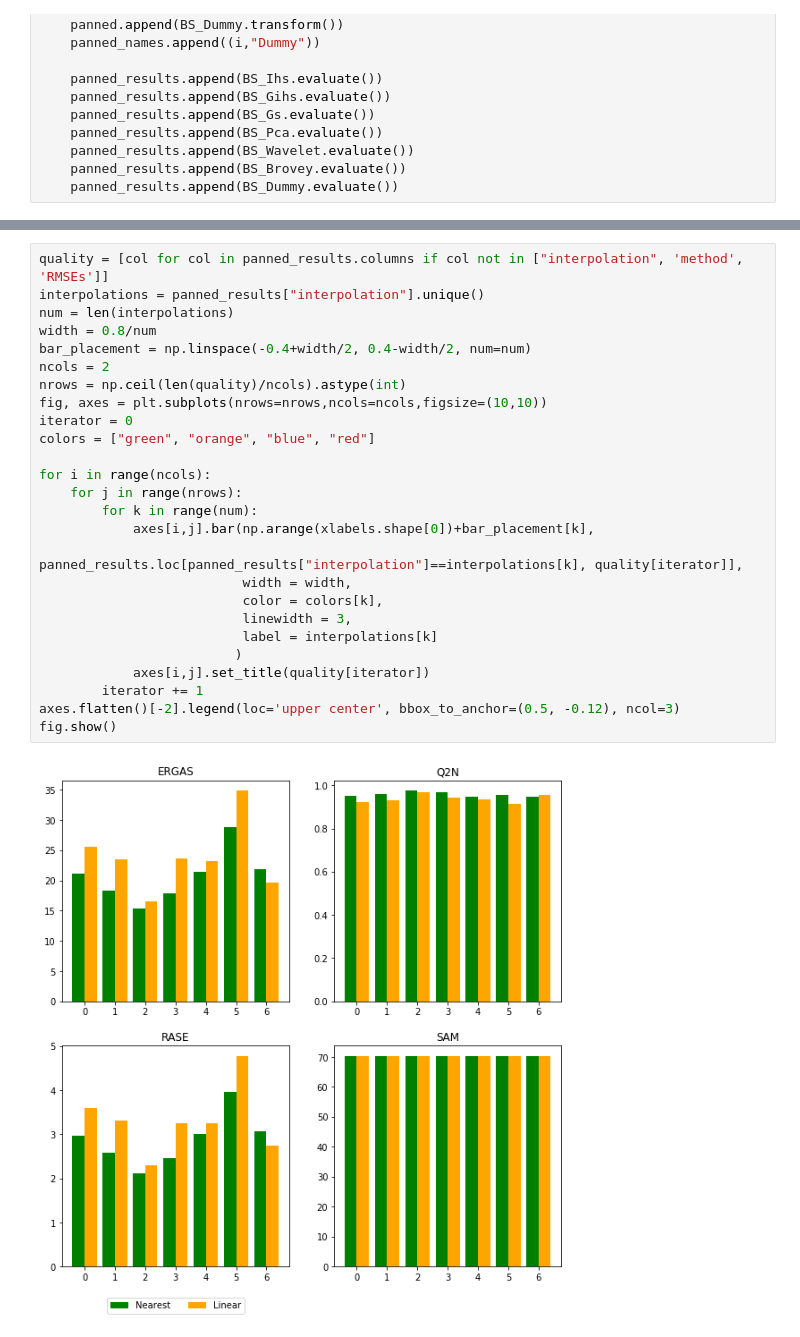
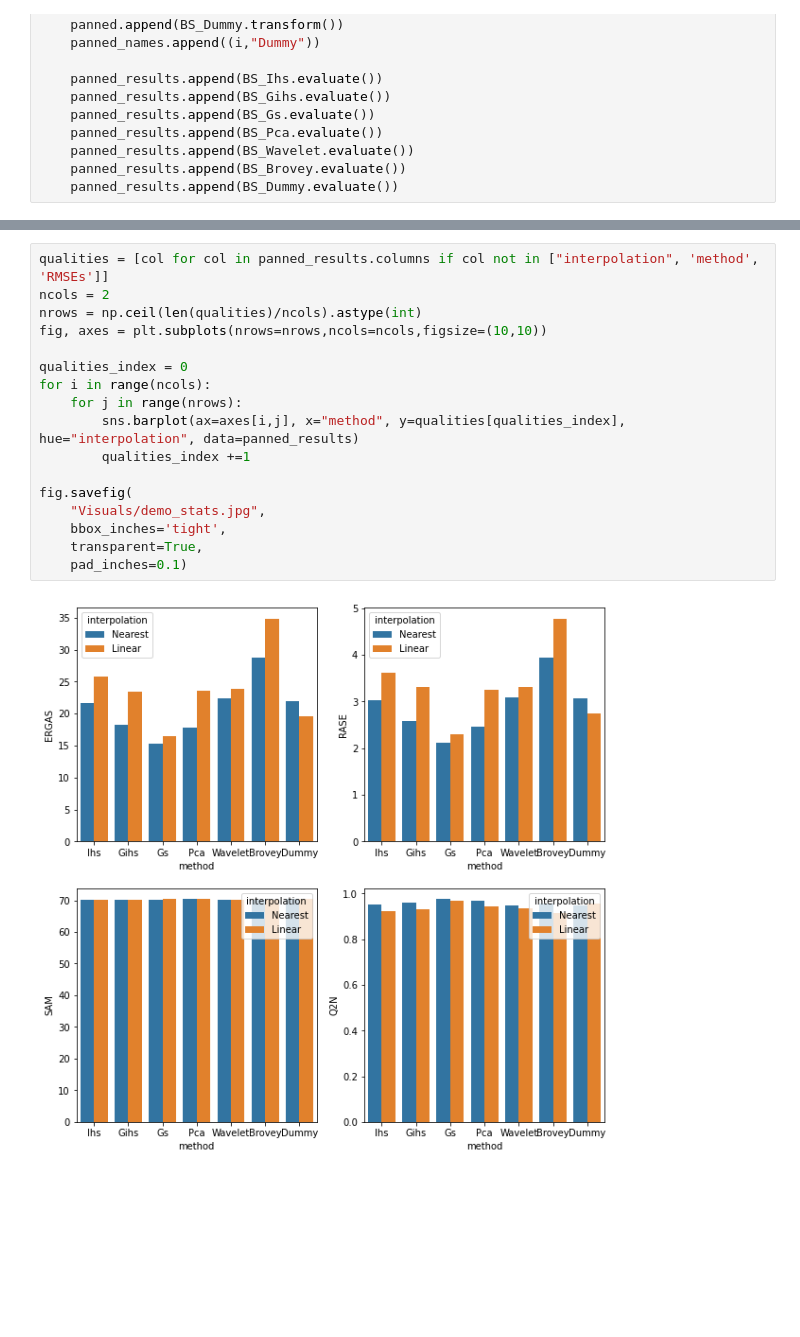
Before and after one commit to Berhinj/Pansharpening, a Jupyter notebook: Pansharpening/demo.ipynb, the cells around one changed output, grey strips where cells are left out. Saved outputs shown, nothing was run; the diff lists cells and outputs as text; blank space fills up the shorter version.

Commit message:
updating README and visuals

```diff
--- a/Pansharpening/demo.ipynb
+++ b/Pansharpening/demo.ipynb
@@ -118,28 +113,19 @@ panned_results
 # %%
-quality = [col for col in panned_results.columns if col not in ["interpolation", 'method', 'RMSEs']]
-interpolations = panned_results["interpolation"].unique()
-num = len(interpolations)
-width = 0.8/num
-bar_placement = np.linspace(-0.4+width/2, 0.4-width/2, num=num)
+qualities = [col for col in panned_results.columns if col not in ["interpolation", 'method', 'RMSEs']]
 ncols = 2
-nrows = np.ceil(len(quality)/ncols).astype(int)
+nrows = np.ceil(len(qualities)/ncols).astype(int)
 fig, axes = plt.subplots(nrows=nrows,ncols=ncols,figsize=(10,10))
-iterator = 0
-colors = ["green", "orange", "blue", "red"]
 
+qualities_index = 0
 for i in range(ncols):
     for j in range(nrows):
-        for k in range(num):
-            axes[i,j].bar(np.arange(xlabels.shape[0])+bar_placement[k],
-                          panned_results.loc[panned_results["interpolation"]==interpolations[k], quality[iterator]],
-                          width = width,
-                          color = colors[k],
-                          linewidth = 3,
-                          label = interpolations[k]
-                         )
-            axes[i,j].set_title(quality[iterator])
-        iterator += 1
-axes.flatten()[-2].legend(loc='upper center', bbox_to_anchor=(0.5, -0.12), ncol=3)
-fig.show()
+        sns.barplot(ax=axes[i,j], x="method", y=qualities[qualities_index], hue="interpolation", data=panned_results)
+        qualities_index +=1
+
+fig.savefig(
+    "Visuals/demo_stats.jpg",
+    bbox_inches='tight',
+    transparent=True,
+    pad_inches=0.1)
 # %% [output]
-[figure, old version]
+[figure, new version]
```
Also changed, not shown: parts of 5 cells of this notebook, 6 other files.
